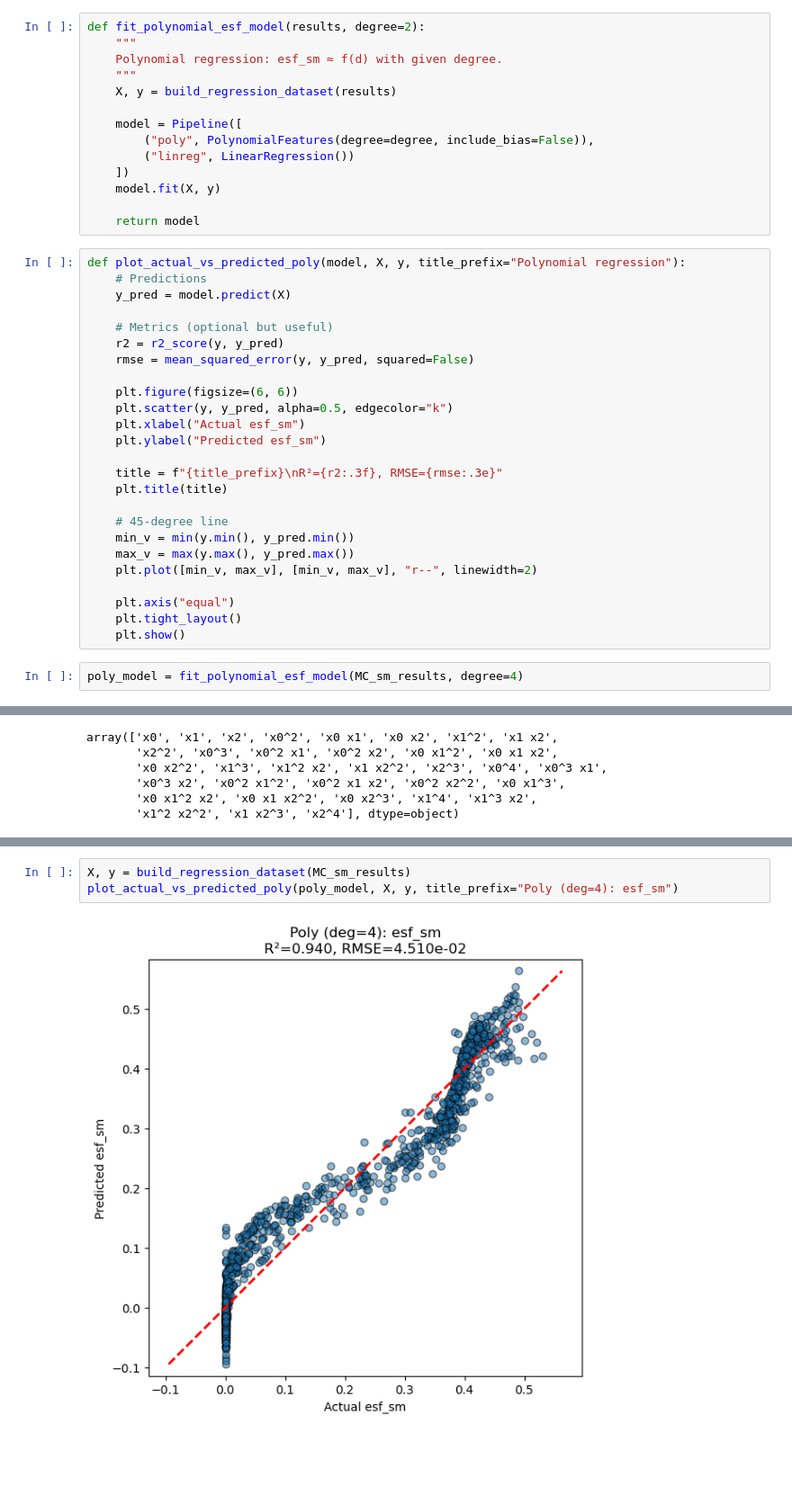
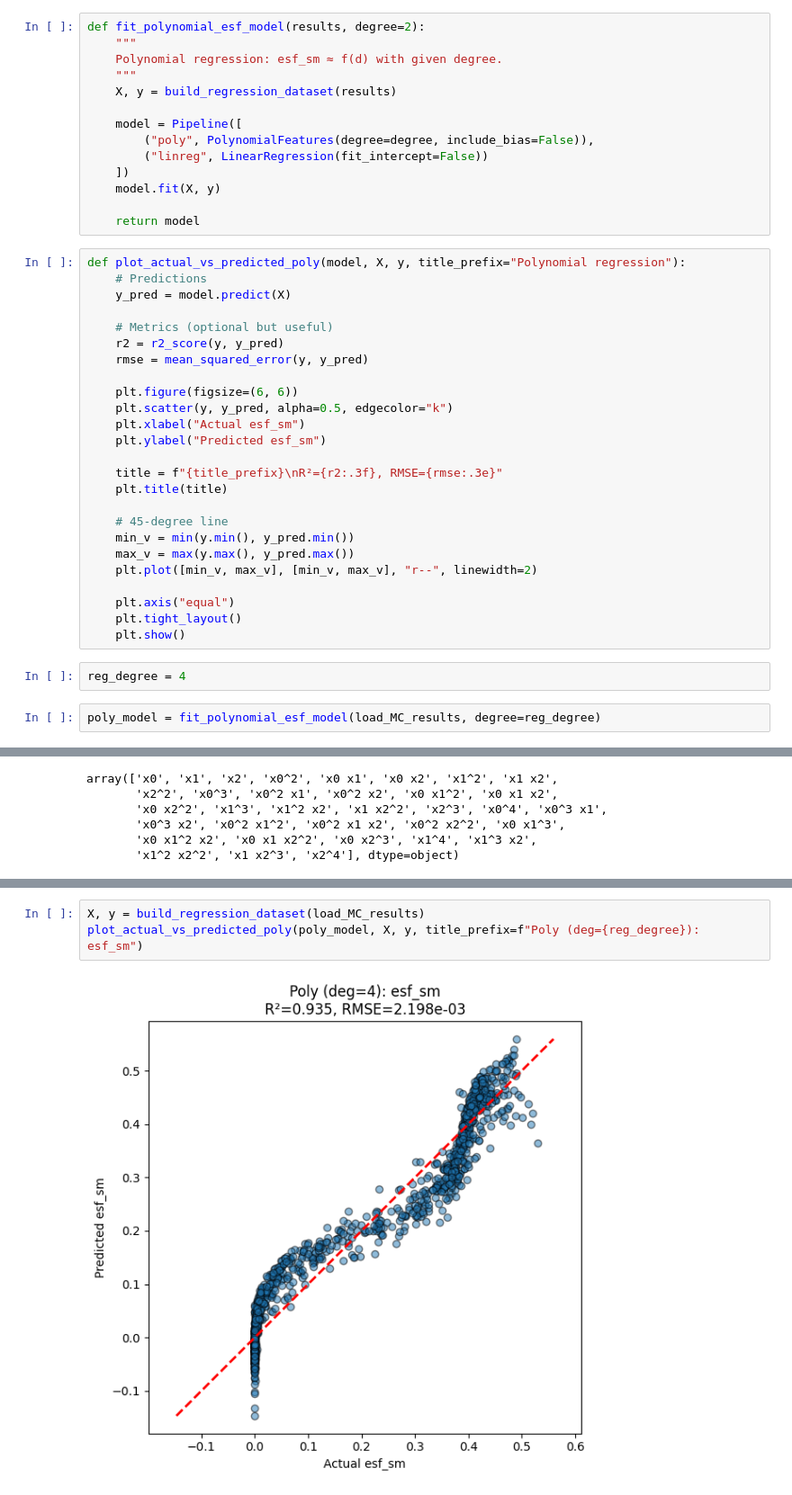
Before and after one commit to shivamvedant/energiapy, a Jupyter notebook: docs/notebooks/supply chain/Flexibility Tests/Simulation/ESF_gurobipy_VB2000_Ex1.ipynb, the cells around one changed output, grey strips where cells are left out. Shown at 90% size. Cells and saved outputs as stored; diff of their text form; blank space fills up the shorter version.

```diff
--- a/docs/notebooks/supply chain/Flexibility Tests/Simulation/ESF_gurobipy_VB2000_Ex1.ipynb
+++ b/docs/notebooks/supply chain/Flexibility Tests/Simulation/ESF_gurobipy_VB2000_Ex1.ipynb
@@ -1250,7 +1148,7 @@ def fit_polynomial_esf_model(results, degree=2):
 
     model = Pipeline([
         ("poly", PolynomialFeatures(degree=degree, include_bias=False)),
-        ("linreg", LinearRegression())
+        ("linreg", LinearRegression(fit_intercept=False))
     ])
     model.fit(X, y)
 
@@ -1262,7 +1160,7 @@ def plot_actual_vs_predicted_poly(model, X, y, title_prefix="Polynomial regressi
 
     # Metrics (optional but useful)
     r2 = r2_score(y, y_pred)
-    rmse = mean_squared_error(y, y_pred, squared=False)
+    rmse = mean_squared_error(y, y_pred)
 
     plt.figure(figsize=(6, 6))
     plt.scatter(y, y_pred, alpha=0.5, edgecolor="k")
@@ -1280,8 +1178,10 @@ def plot_actual_vs_predicted_poly(model, X, y, title_prefix="Polynomial regressi
     plt.axis("equal")
     plt.tight_layout()
     plt.show()
+# %%
+reg_degree = 4
 # %%
-poly_model = fit_polynomial_esf_model(MC_sm_results, degree=4)
+poly_model = fit_polynomial_esf_model(load_MC_results, degree=reg_degree)
 # %%
 poly = poly_model.named_steps["poly"]
 lin = poly_model.named_steps["linreg"]
@@ -1320,5 +1220,5 @@ Intercept: 0.307758682660624
 # %%
-X, y = build_regression_dataset(MC_sm_results)
-plot_actual_vs_predicted_poly(poly_model, X, y, title_prefix="Poly (deg=4): esf_sm")
+X, y = build_regression_dataset(load_MC_results)
+plot_actual_vs_predicted_poly(poly_model, X, y, title_prefix=f"Poly (deg={reg_degree}): esf_sm")
 # %% [output]
-[figure, old version]
+[figure, new version]
```
Also changed, not shown: parts of 37 cells of this notebook, 4 other files.
